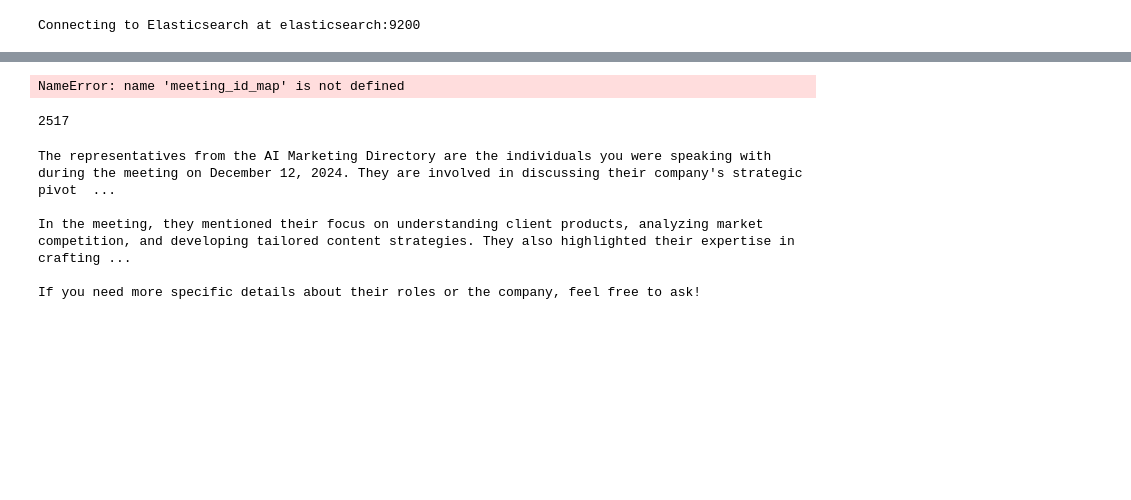
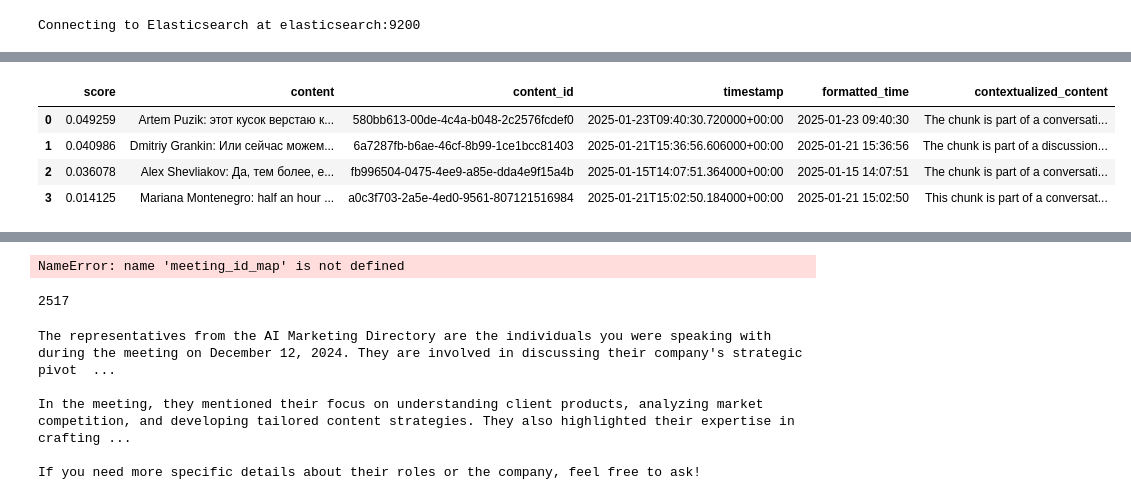
Before and after one commit to Vexa-ai/vexa-engine, a Jupyter notebook: experiments/18_search.ipynb, the cells around one changed output, grey strips where cells are left out. Cells and saved outputs as stored; diff of their text form; code cells hidden in the pictures; blank space fills up the shorter version.

```diff
--- a/experiments/18_search.ipynb
+++ b/experiments/18_search.ipynb
@@ -17,7 +17,7 @@ voyage_apikey = 'pa-g4x1yHL4Hv6qBjXcrT2Nhm5gG0srlDhVBp6Op7_IJBQ'
 
 
 qdrant_engine = QdrantSearchEngine(voyage_apikey)
-es_engine = ElasticsearchBM25()
+es_engine = await ElasticsearchBM25.create()
 # %% [output]
 Connecting to Elasticsearch at elasticsearch:9200
 # %%
@@ -34,6 +124,14 @@ from qdrant_client import AsyncQdrantClient
 r = await hybrid_search(q, qdrant_engine, es_engine)
 # %%
 import pandas as pd
-df = pd.DataFrame(r['results']).sort_values('meeting_id', ascending=False)
+df = pd.DataFrame(r['results'])
+# %%
+df
+# %% [output]
+|  | score | content | content_id | timestamp | formatted_time | contextualized_content |
+| 0 | 0.049259 | Artem Puzik: этот кусок верстаю к... | 580bb613-00de-4c4a-b048-2c2576fcdef0 | 2025-01-23T09:40:30.720000+00:00 | 2025-01-23 09:40:30 | The chunk is part of a conversati... |
+| 1 | 0.040986 | Dmitriy Grankin: Или сейчас можем... | 6a7287fb-b6ae-46cf-8b99-1ce1bcc81403 | 2025-01-21T15:36:56.606000+00:00 | 2025-01-21 15:36:56 | The chunk is part of a discussion... |
+| 2 | 0.036078 | Alex Shevliakov: Да, тем более, е... | fb996504-0475-4ee9-a85e-dda4e9f15a4b | 2025-01-15T14:07:51.364000+00:00 | 2025-01-15 14:07:51 | The chunk is part of a conversati... |
+| 3 | 0.014125 | Mariana Montenegro: half an hour ... | a0c3f703-2a5e-4ed0-9561-807121516984 | 2025-01-21T15:02:50.184000+00:00 | 2025-01-21 15:02:50 | This chunk is part of a conversat... |
 # %%
 def format_meeting_context(df, show_content=True, show_contextualized=True):
```
Also changed, not shown: parts of 10 cells of this notebook, 28 other files.
